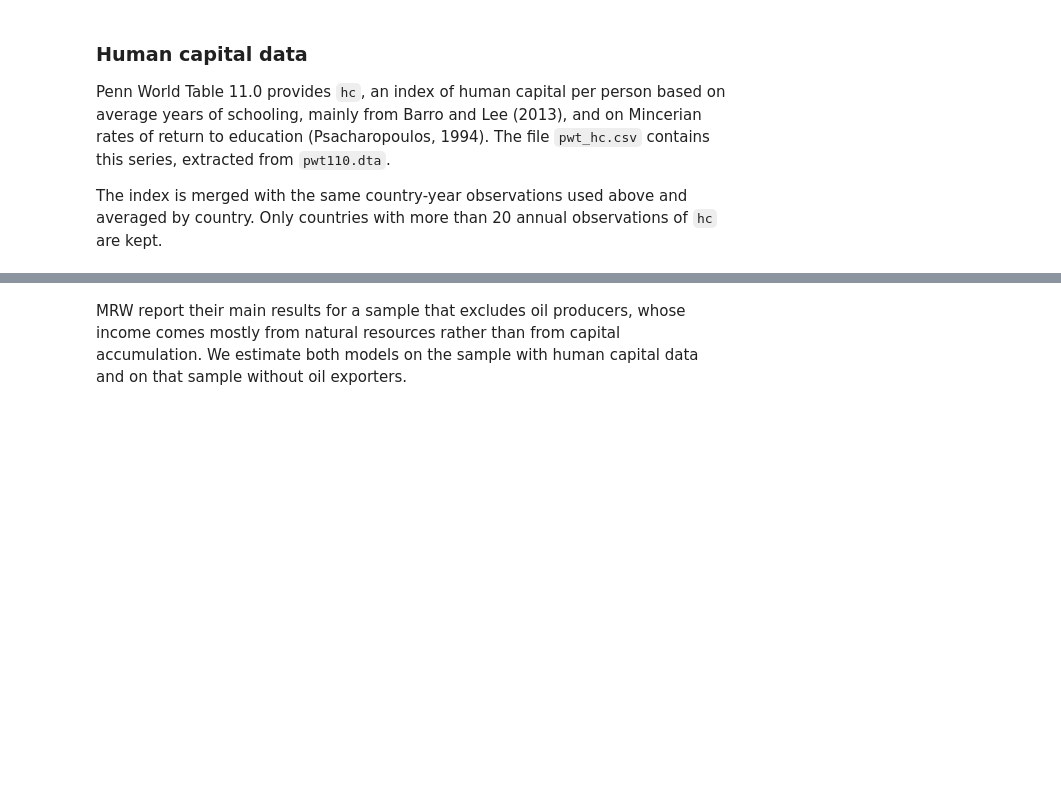
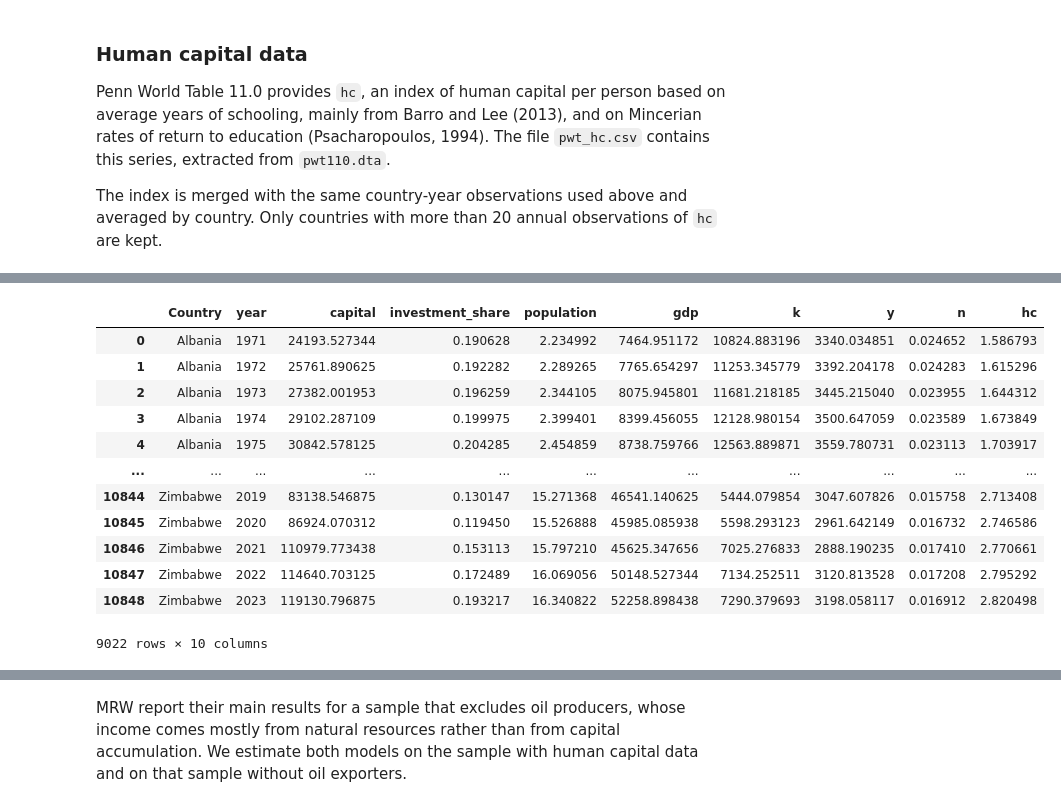
Before and after one commit to davispeckr/solow-growth-model, a Jupyter notebook: Solow.ipynb, the cells around one changed output, grey strips where cells are left out. Saved outputs shown, nothing was run; the diff lists cells and outputs as text; code cells hidden in the pictures; blank space fills up the shorter version.

```diff
--- a/Solow.ipynb
+++ b/Solow.ipynb
@@ -423,0 +428,22 @@ Countries with human capital data: 144
+# %%
+df_hc = df.merge(hc, on=["Country", "year"], how="left")
+
+df_hc = df_hc.dropna()
+
+df_hc = df_hc.groupby("Country").filter(lambda x: len(x) > 20)
+
+df_hc
+# %% [output]
+|  | Country | year | capital | investment_share | population | gdp | k | y | n | hc |
+| 0 | Albania | 1971 | 24193.527344 | 0.190628 | 2.234992 | 7464.951172 | 10824.883196 | 3340.034851 | 0.024652 | 1.586793 |
+| 1 | Albania | 1972 | 25761.890625 | 0.192282 | 2.289265 | 7765.654297 | 11253.345779 | 3392.204178 | 0.024283 | 1.615296 |
+| 2 | Albania | 1973 | 27382.001953 | 0.196259 | 2.344105 | 8075.945801 | 11681.218185 | 3445.215040 | 0.023955 | 1.644312 |
+| 3 | Albania | 1974 | 29102.287109 | 0.199975 | 2.399401 | 8399.456055 | 12128.980154 | 3500.647059 | 0.023589 | 1.673849 |
+| 4 | Albania | 1975 | 30842.578125 | 0.204285 | 2.454859 | 8738.759766 | 12563.889871 | 3559.780731 | 0.023113 | 1.703917 |
+| ... | ... | ... | ... | ... | ... | ... | ... | ... | ... | ... |
+| 10844 | Zimbabwe | 2019 | 83138.546875 | 0.130147 | 15.271368 | 46541.140625 | 5444.079854 | 3047.607826 | 0.015758 | 2.713408 |
+| 10845 | Zimbabwe | 2020 | 86924.070312 | 0.119450 | 15.526888 | 45985.085938 | 5598.293123 | 2961.642149 | 0.016732 | 2.746586 |
+| 10846 | Zimbabwe | 2021 | 110979.773438 | 0.153113 | 15.797210 | 45625.347656 | 7025.276833 | 2888.190235 | 0.017410 | 2.770661 |
+| 10847 | Zimbabwe | 2022 | 114640.703125 | 0.172489 | 16.069056 | 50148.527344 | 7134.252511 | 3120.813528 | 0.017208 | 2.795292 |
+| 10848 | Zimbabwe | 2023 | 119130.796875 | 0.193217 | 16.340822 | 52258.898438 | 7290.379693 | 3198.058117 | 0.016912 | 2.820498 |
+9022 rows × 10 columns
```
Also changed, not shown: parts of 43 cells of this notebook.
